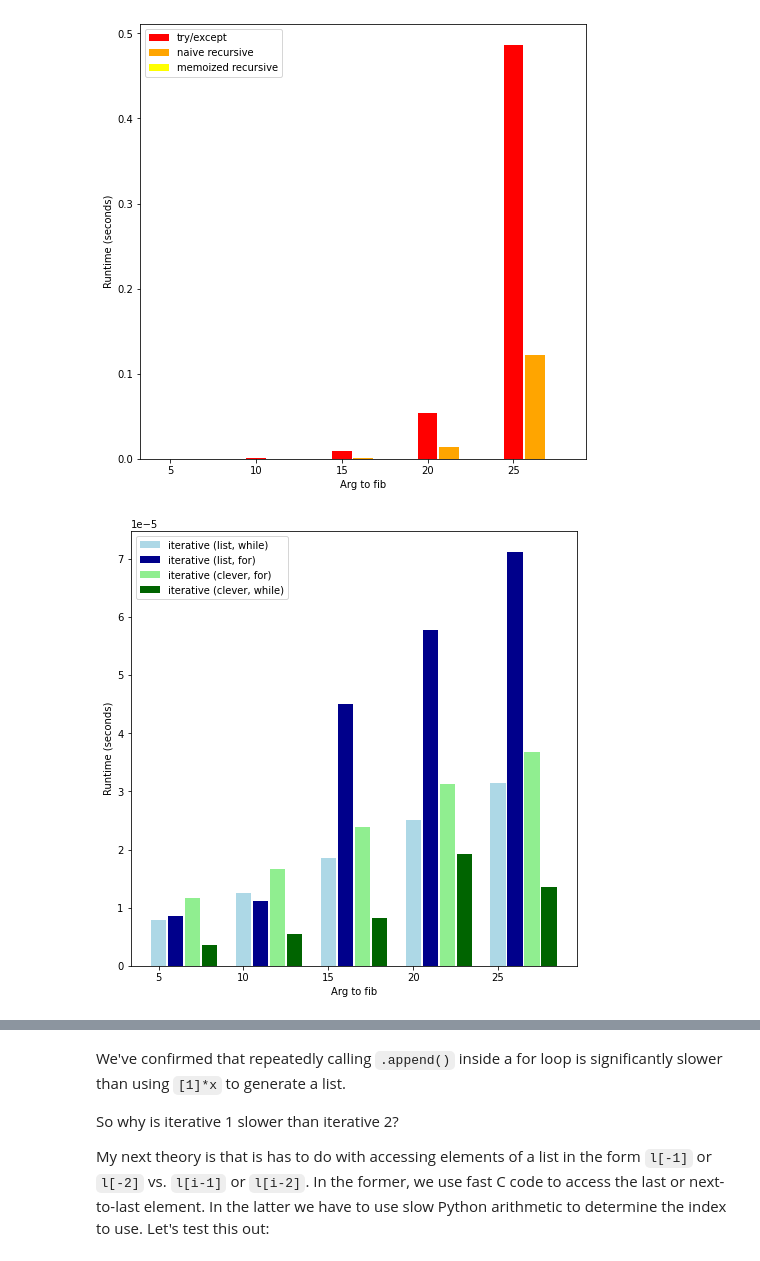
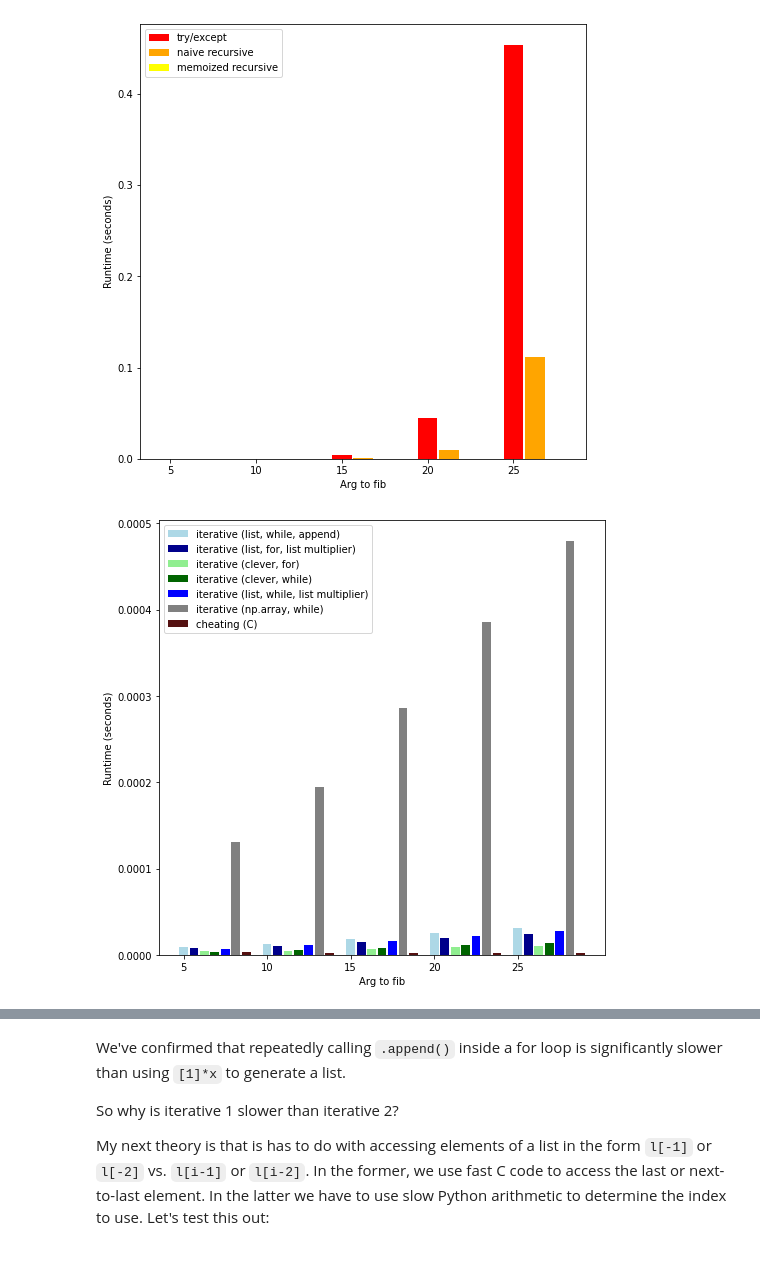
Before and after one commit to ekoly/fundamentals, a Jupyter notebook: fib.ipynb, the cells around one changed output, grey strips where cells are left out. Saved outputs shown, nothing was run; the diff lists cells and outputs as text; code cells hidden in the pictures.

```diff
--- a/fib.ipynb
+++ b/fib.ipynb
@@ -137,7 +175,7 @@ ys = np.array([
         timeit(f"fib({x})", setup=f"from __main__ import fib{n} as fib", number=10)
         for x in xs
     ]
-    for n in range(7)
+    for n in range(10)
 ])
 # %%
 def plot(fibs_to_use=[0, 1, 2, 3, 4, 5, 6]):
@@ -152,11 +190,14 @@ def plot(fibs_to_use=[0, 1, 2, 3, 4, 5, 6]):
     legend_and_colors = [
         ("try/except", "red",),
         ("naive recursive", "orange",),
-        ("iterative (list, while)", "lightblue",),
+        ("iterative (list, while, append)", "lightblue",),
         ("memoized recursive", "yellow",),
-        ("iterative (list, for)", "darkblue",),
+        ("iterative (list, for, list multiplier)", "darkblue",),
         ("iterative (clever, for)", "lightgreen",),
         ("iterative (clever, while)", "darkgreen",),
+        ("iterative (list, while, list multiplier)", "blue",),
+        ("iterative (np.array, while)", "gray",),
+        ("cheating (C)", "#511",),
     ]
     legend, colors = zip(*legend_and_colors)
 
@@ -169,11 +210,11 @@ def plot(fibs_to_use=[0, 1, 2, 3, 4, 5, 6]):
 # compare recursive approaches
 plot(fibs_to_use=[0, 1, 3,])
 # %% [output]
-[figure, old version]
+[figure, new version]
 # %%
 # iterative approaches
-plot(fibs_to_use=[2, 4, 5, 6,])
+plot(fibs_to_use=[2, 4, 5, 6, 7, 8, 9])
 # %% [output]
-[figure, old version]
+[figure, new version]
 # %%
 # iterative plus memoized recursive
```
Also changed, not shown: parts of 18 cells of this notebook, 3 other files.
